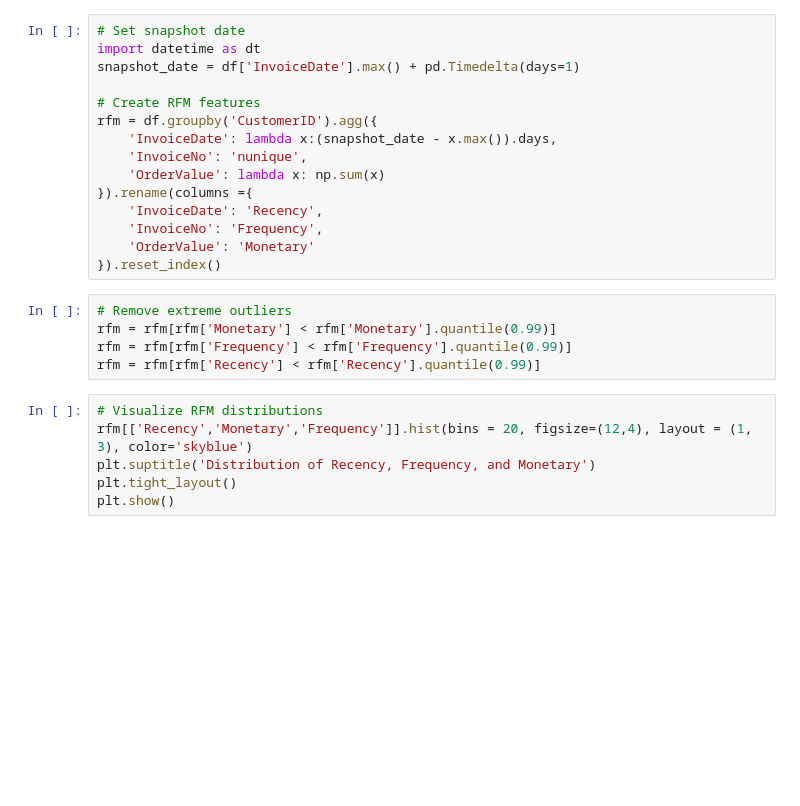
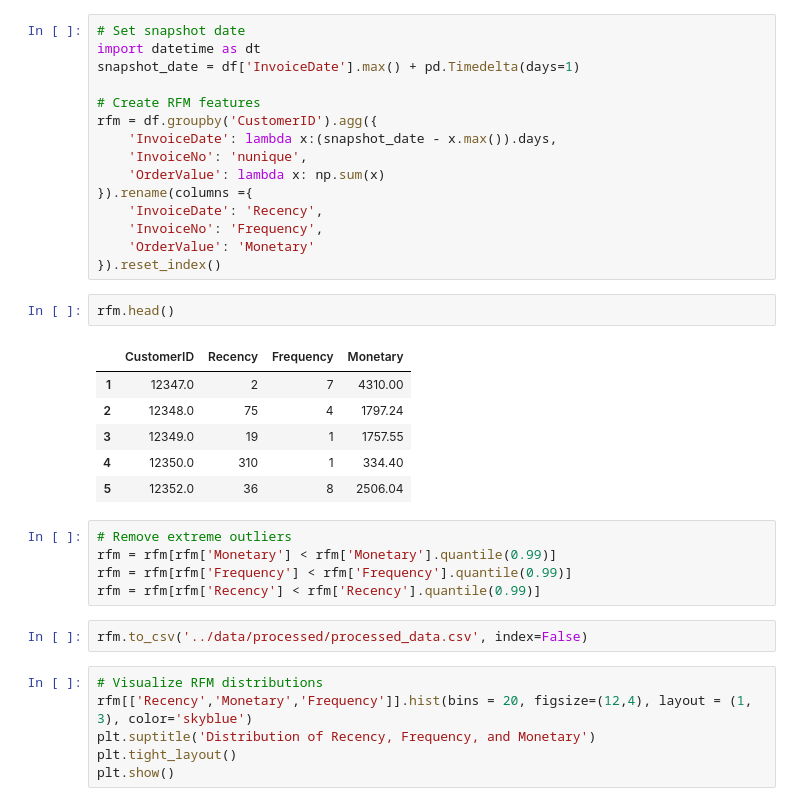
Before and after one commit to Puneet0123/Data_project, a Jupyter notebook: customer_segmentation/notebooks/01_eda.ipynb, the cells around one changed output. Cells and saved outputs as stored; diff of their text form; blank space fills up the shorter version.

```diff
--- a/customer_segmentation/notebooks/01_eda.ipynb
+++ b/customer_segmentation/notebooks/01_eda.ipynb
@@ -173,11 +173,22 @@ rfm = df.groupby('CustomerID').agg({
     'InvoiceNo': 'Frequency',
     'OrderValue': 'Monetary'
 }).reset_index()
+# %%
+rfm.head()
+# %% [output]
+|  | CustomerID | Recency | Frequency | Monetary |
+| 1 | 12347.0 | 2 | 7 | 4310.00 |
+| 2 | 12348.0 | 75 | 4 | 1797.24 |
+| 3 | 12349.0 | 19 | 1 | 1757.55 |
+| 4 | 12350.0 | 310 | 1 | 334.40 |
+| 5 | 12352.0 | 36 | 8 | 2506.04 |
 # %%
 # Remove extreme outliers
 rfm = rfm[rfm['Monetary'] < rfm['Monetary'].quantile(0.99)]
 rfm = rfm[rfm['Frequency'] < rfm['Frequency'].quantile(0.99)]
 rfm = rfm[rfm['Recency'] < rfm['Recency'].quantile(0.99)]
+# %%
+rfm.to_csv('../data/processed/processed_data.csv', index=False)
 # %%
 # Visualize RFM distributions
 rfm[['Recency','Monetary','Frequency']].hist(bins = 20, figsize=(12,4), layout = (1, 3), color='skyblue')
```
Also changed, not shown: parts of 5 cells of this notebook, 5 other files.
